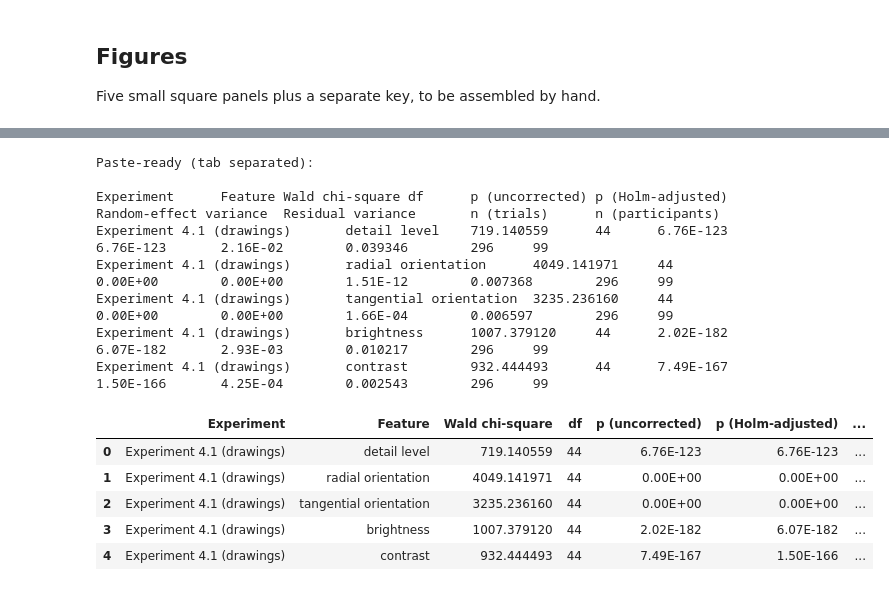
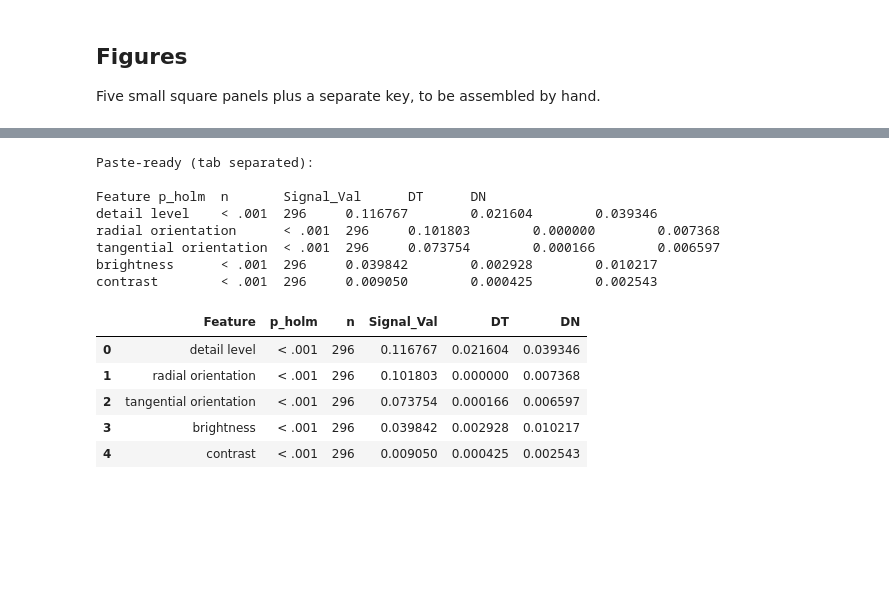
Before and after one commit to trevorhewitt/vizex_replication, a Jupyter notebook: 011_notebooks_v2/030_feature_validation_analysis.ipynb, the cells around one changed output, grey strips where cells are left out. Drawn from its saved outputs; the diff is of its cells as text; code cells hidden in the pictures; blank space fills up the shorter version.

```diff
--- a/011_notebooks_v2/030_feature_validation_analysis.ipynb
+++ b/011_notebooks_v2/030_feature_validation_analysis.ipynb
@@ -495,63 +535,57 @@ for feature in FEATURES:
         print(f"  SKIP [{feature}]: fewer than two validation conditions.")
         continue
 
     md, mdf = fit_mixedlm(f"{feature}_rec ~ C(condition_code)", df, reml=USE_REML)
     if mdf is None:
         print(f"  WARNING [{feature}]: every optimiser failed; skipping.")
         continue
 
     try:
-        table = mdf.wald_test_terms().table
-        stat = float(np.squeeze(table.loc["C(condition_code)", "statistic"]))
-        dfc = int(np.squeeze(table.loc["C(condition_code)", "df_constraint"]))
-        p = float(np.squeeze(table.loc["C(condition_code)", "pvalue"]))
+        t = mdf.wald_test_terms().table
+        chi2 = float(np.squeeze(t.loc["C(condition_code)", "statistic"]))
+        dfc = int(np.squeeze(t.loc["C(condition_code)", "df_constraint"]))
+        p = float(np.squeeze(t.loc["C(condition_code)", "pvalue"]))
     except Exception as e:
         print(f"  WARNING [{feature}]: Wald test failed ({e}); recording NaN.")
-        stat, dfc, p = np.nan, -1, np.nan
+        chi2, dfc, p = np.nan, -1, np.nan
 
     cat_rows.append({
         "Experiment": EXPERIMENT_LABEL,
         "Feature": FEATURE_LABELS[feature],
-        "Wald chi-square": stat,
+        "n": int(len(df)),
+        "Signal_Val": float(np.var(md.predict(mdf.params))),
+        "DT": float(mdf.cov_re.iloc[0, 0]),
+        "DN": float(mdf.scale),
+        "Chi2": chi2,
         "df": dfc,
-        "p (uncorrected)": p,
-        "Random-effect variance": float(mdf.cov_re.iloc[0, 0]),
-        "Residual variance": float(mdf.scale),
-        "n (trials)": int(len(df)),
-        "n (participants)": int(df["participant_code"].nunique()),
+        "p_unc": p,
+        "n_participants": int(df["participant_code"].nunique()),
     })
 
 categorical_raw = pd.DataFrame(cat_rows)
 if not categorical_raw.empty:
-    categorical_raw["p (Holm-adjusted)"] = multipletests(
-        categorical_raw["p (uncorrected)"].fillna(1.0), alpha=0.05,
-        method=CORRECTION_METHOD)[1]
-    categorical_raw = categorical_raw[[
-        "Experiment", "Feature", "Wald chi-square", "df",
-        "p (uncorrected)", "p (Holm-adjusted)",
-        "Random-effect variance", "Residual variance",
-        "n (trials)", "n (participants)"]]
+    categorical_raw["p_holm"] = multipletests(
+        categorical_raw["p_unc"].fillna(1.0), alpha=0.05, method=CORRECTION_METHOD)[1]
 
-    categorical_table = format_table(
-        categorical_raw, sci_cols=SCI_COLS, coef_cols=["Wald chi-square", "Residual variance"])
+    categorical_table = format_paper_table(categorical_raw, PAPER_COLUMNS)
     categorical_raw.to_csv(TABLES_PATH / "table_validation_categorical_raw.csv", index=False)
     categorical_table.to_csv(TABLES_PATH / "table_validation_categorical.tsv",
                              sep="\t", index=False)
     print("\nPaste-ready (tab separated):\n")
     print(categorical_table.to_csv(sep="\t", index=False))
     display(categorical_table)
 # %% [output]
 Paste-ready (tab separated):
 
-Experiment      Feature Wald chi-square df      p (uncorrected) p (Holm-adjusted)       Random-effect variance  Residual variance       n (trials)      n (participants)
-Experiment 4.1 (drawings)       detail level    719.140559      44      6.76E-123       6.76E-123       2.16E-02        0.039346        296     99
-Experiment 4.1 (drawings)       radial orientation      4049.141971     44      0.00E+00        0.00E+00        1.51E-12        0.007368        296     99
-Experiment 4.1 (drawings)       tangential orientation  3235.236160     44      0.00E+00        0.00E+00        1.66E-04        0.006597        296     99
-Experiment 4.1 (drawings)       brightness      1007.379120     44      2.02E-182       6.07E-182       2.93E-03        0.010217        296     99
-Experiment 4.1 (drawings)       contrast        932.444493      44      7.49E-167       1.50E-166       4.25E-04        0.002543        296     99
+Feature p_holm  n       Signal_Val      DT      DN
+detail level    < .001  296     0.116767        0.021604        0.039346
+radial orientation      < .001  296     0.101803        0.000000        0.007368
+tangential orientation  < .001  296     0.073754        0.000166        0.006597
+brightness      < .001  296     0.039842        0.002928        0.010217
+contrast        < .001  296     0.009050        0.000425        0.002543
-|  | Experiment | Feature | Wald chi-square | df | p (uncorrected) | p (Holm-adjusted) | ... |
-| 0 | Experiment 4.1 (drawings) | detail level | 719.140559 | 44 | 6.76E-123 | 6.76E-123 | ... |
-| 1 | Experiment 4.1 (drawings) | radial orientation | 4049.141971 | 44 | 0.00E+00 | 0.00E+00 | ... |
-| 2 | Experiment 4.1 (drawings) | tangential orientation | 3235.236160 | 44 | 0.00E+00 | 0.00E+00 | ... |
-| 3 | Experiment 4.1 (drawings) | brightness | 1007.379120 | 44 | 2.02E-182 | 6.07E-182 | ... |
-| 4 | Experiment 4.1 (drawings) | contrast | 932.444493 | 44 | 7.49E-167 | 1.50E-166 | ... |
+|  | Feature | p_holm | n | Signal_Val | DT | DN |
+| 0 | detail level | < .001 | 296 | 0.116767 | 0.021604 | 0.039346 |
+| 1 | radial orientation | < .001 | 296 | 0.101803 | 0.000000 | 0.007368 |
+| 2 | tangential orientation | < .001 | 296 | 0.073754 | 0.000166 | 0.006597 |
+| 3 | brightness | < .001 | 296 | 0.039842 | 0.002928 | 0.010217 |
+| 4 | contrast | < .001 | 296 | 0.009050 | 0.000425 | 0.002543 |
```
Also changed, not shown: parts of 8 cells of this notebook, 38 other files.
